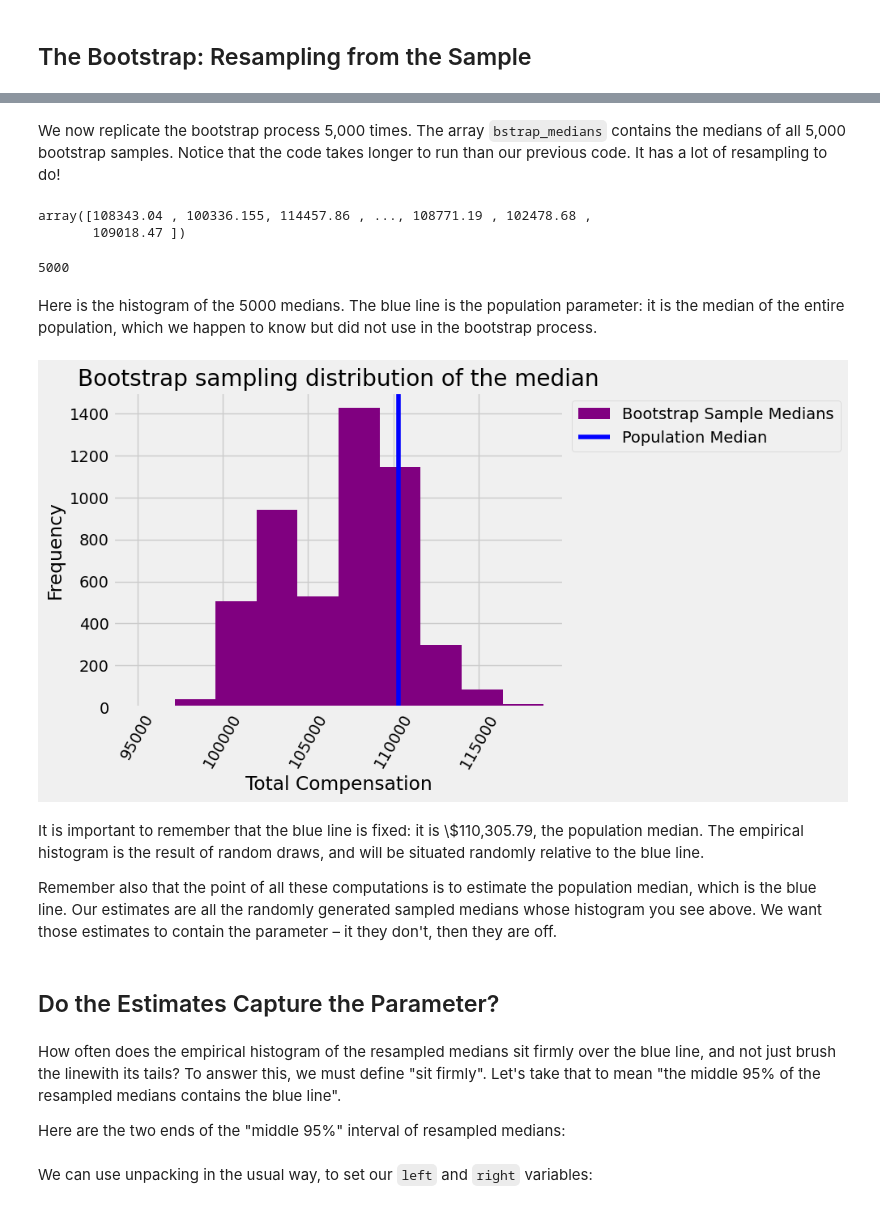
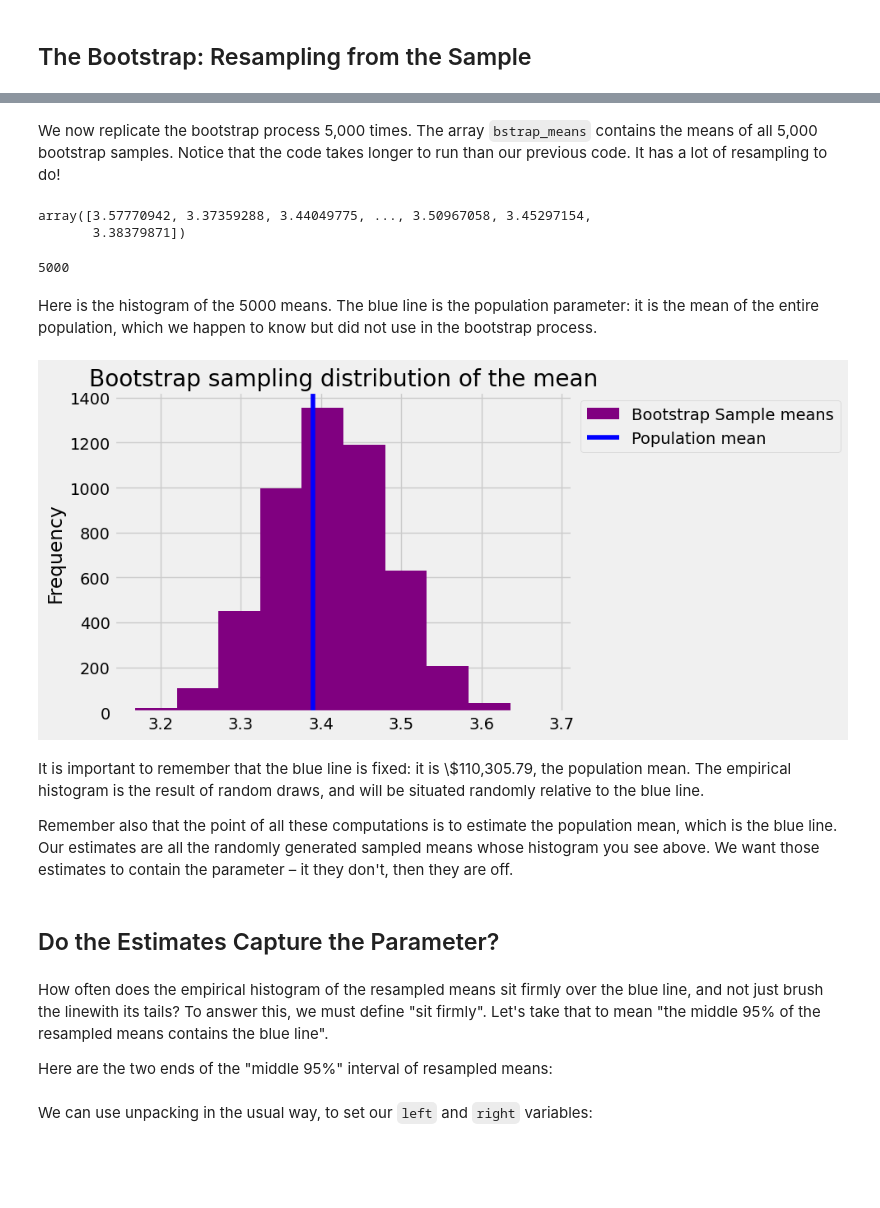
Before and after one commit to pxr687/bootstrap_tutorial, a Jupyter notebook: bootstrap.ipynb, the cells around one changed output, grey strips where cells are left out. Saved outputs shown, nothing was run; the diff lists cells and outputs as text; code cells hidden in the pictures; blank space fills up the shorter version.

```diff
--- a/bootstrap.ipynb
+++ b/bootstrap.ipynb
@@ -383,8 +303,8 @@ Each time we resample and find the median, we *replicate* the bootstrap
 process. So the number of bootstrap samples will be called the number of
 replications.
 # %%
-def bootstrap_median(original_sample, replications):
-    """Return array of bootstrapped sample medians
+def bootstrap_mean(original_sample, replications):
+    """Return array of bootstrapped sample means
 
     Parameters
     ----------
@@ -396,34 +316,34 @@ def bootstrap_median(original_sample, replications):
     Returns
     -------
     samp_meds : array
-        Array of bootstrapped sample medians.
+        Array of bootstrapped sample means.
     """
     # calculate the length of the original sample
     n = len(original_sample)
 
-    # create an empty array to store the estimate of the medians
+    # create an empty array to store the estimate of the means
     # over repeated resamples
-    medians = np.zeros(replications)
+    means = np.zeros(replications)
 
     # repeat the resampling procedure, and store the estimate of
-    # the median each time
+    # the mean each time
     for i in np.arange(replications):
         bootstrap_sample = original_sample.sample(n, replace=True)
-        medians[i] = np.median(bootstrap_sample)
+        means[i] = np.mean(bootstrap_sample)
 
-    # return the array of estimate medians
-    return medians
+    # return the array of estimate means
+    return means
 # %% [markdown]
-We now replicate the bootstrap process 5,000 times. The array `bstrap_medians`
-contains the medians of all 5,000 bootstrap samples. Notice that the code
+We now replicate the bootstrap process 5,000 times. The array `bstrap_means`
+contains the means of all 5,000 bootstrap samples. Notice that the code
 takes longer to run than our previous code. It has a lot of resampling to do!
 # %%
-# run our function, to generate an array containing the bootstrapped medians
-bstrap_medians = bootstrap_median(our_sample, 5000)
+# run our function, to generate an array containing the bootstrapped means
+bstrap_means = bootstrap_mean(babies_sample['birthweight_kg'], 5000)
 
 # show the array
-bstrap_medians
+bstrap_means
 # %% [output]
-array([108343.04 , 100336.155, 114457.86 , ..., 108771.19 , 102478.68 ,
-       109018.47 ])
+array([3.57770942, 3.37359288, 3.44049775, ..., 3.50967058, 3.45297154,
+       3.38379871])
 # %%
@@ -431,43 +351,43 @@ len(bstrap_medians)
 # %% [output]
 5000
 # %% [markdown]
-Here is the histogram of the 5000 medians. The blue line is the population
-parameter: it is the median of the entire population, which we happen to know
+Here is the histogram of the 5000 means. The blue line is the population
+parameter: it is the mean of the entire population, which we happen to know
 but did not use in the bootstrap process.
 # %%
-# a new dataframe for the medians, obtained via resampling
-resampled_medians = pd.DataFrame()
-resampled_medians['Bootstrap Sample Medians'] = bstrap_medians
+# a new dataframe for the means, obtained via resampling
+resampled_means = pd.DataFrame()
+resampled_means['Bootstrap Sample means'] = bstrap_means
 
-# plot the distribution of bootstrapped medians
-resampled_medians.plot.hist(color = 'purple')
+# plot the distribution of bootstrapped means
+resampled_means.plot.hist(color = 'purple')
 
-# show the population median
-plt.axvline(pop_median,  color='blue', label = 'Population Median')
+# show the population mean
+plt.axvline(population_mean,  color='blue', label = 'Population mean')
 
 # add title and labels to the plot
-plt.title('Bootstrap sampling distribution of the median')
-add_x_labels_total_compensation();
+plt.title('Bootstrap sampling distribution of the mean')
+plt.legend(bbox_to_anchor = (1, 1));
 # %% [output]
-[figure, old version]
+[figure, new version]
 # %% [markdown]
 It is important to remember that the blue line is fixed: it is \\\$110,305.79, the
-population median. The empirical histogram is the result of random draws, and
+population mean. The empirical histogram is the result of random draws, and
 will be situated randomly relative to the blue line.
 
 Remember also that the point of all these computations is to estimate the
-population median, which is the blue line. Our estimates are all the randomly
-generated sampled medians whose histogram you see above. We want those
+population mean, which is the blue line. Our estimates are all the randomly
+generated sampled means whose histogram you see above. We want those
 estimates to contain the parameter – it they don't, then they are off.
 # %% [markdown]
 ## Do the Estimates Capture the Parameter?
 # %% [markdown]
-How often does the empirical histogram of the resampled medians sit firmly over
+How often does the empirical histogram of the resampled means sit firmly over
 the blue line, and not just brush the linewith its tails? To answer this, we must
 define "sit firmly". Let's take that to mean "the middle 95% of the resampled
-medians contains the blue line".
+means contains the blue line".
 
-Here are the two ends of the "middle 95%" interval of resampled medians:
+Here are the two ends of the "middle 95%" interval of resampled means:
 # %% [markdown]
 We can use unpacking in the usual way, to set our `left` and `right` variables:
 # %%
```
Also changed, not shown: parts of 50 cells of this notebook, 2 other files.
